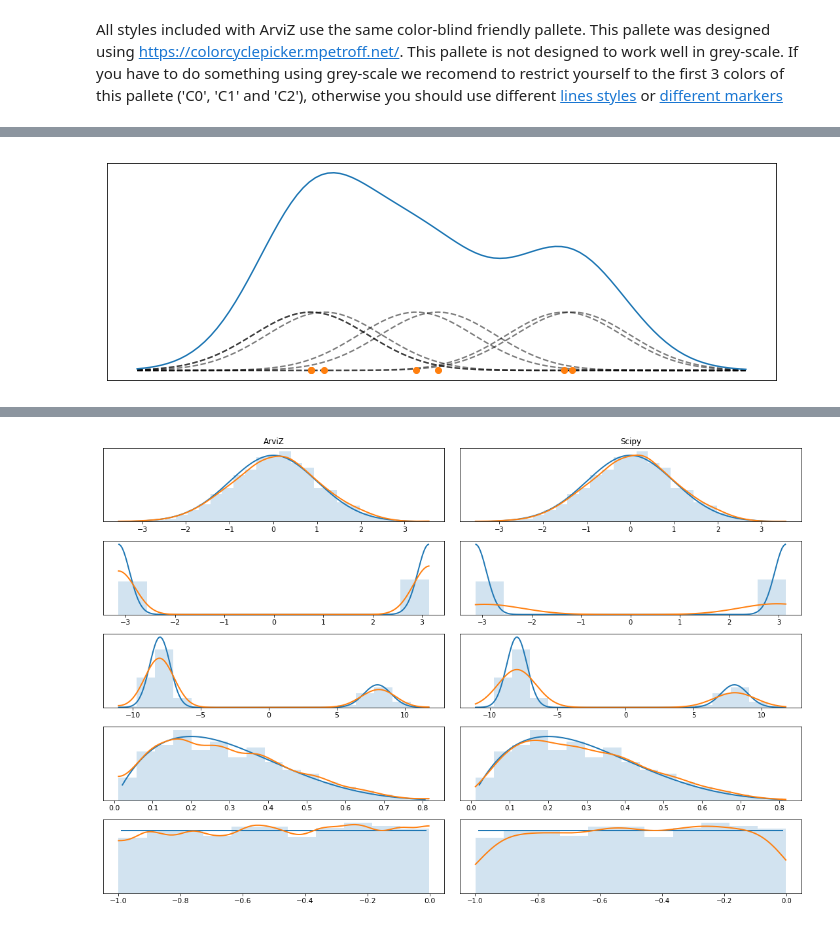
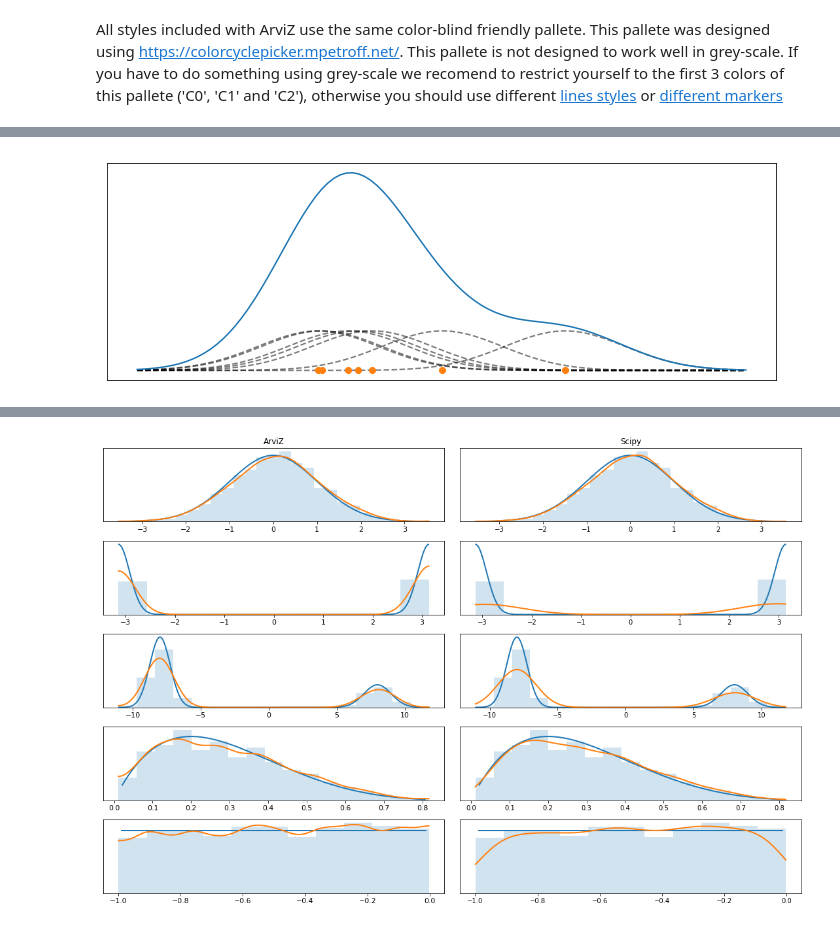
Before and after one commit to arviz-devs/Exploratory-Analysis-of-Bayesian-Models, a Jupyter notebook: Exploratory analysis of Bayesian models/content/Section_01/Visualization.ipynb, the cells around one changed output, grey strips where cells are left out. Saved outputs shown, nothing was run; the diff lists cells and outputs as text; code cells hidden in the pictures.

```diff
--- a/Exploratory analysis of Bayesian models/content/Section_01/Section_01.ipynb
+++ b/Exploratory analysis of Bayesian models/content/Section_01/Visualization.ipynb
@@ -93,15 +71,17 @@ Explain the basic idea behind a KDE
 # %%
 _, ax = plt.subplots(figsize=(12, 4))
 bw = 0.4
-np.random.seed(42)
-y = np.random.normal(7, size=7)
+np.random.seed(19)
+datapoints = 7
+y = np.random.normal(7, size=datapoints)
 x = np.linspace(y.min() - bw * 3, y.max() + bw * 3, 100)
 kernels = np.transpose([stats.norm.pdf(x, i, bw) for i in y])
+kernels *= 1/datapoints  # normalize the results
 ax.plot(x, kernels, 'k--', alpha=0.5)
 ax.plot(y, np.zeros(len(y)), 'C1o')
 ax.plot(x, kernels.sum(1))
 
 ax.set_xticks([])
 ax.set_yticks([]);
 # %% [output]
-[figure, old version]
+[figure, new version]
```
Also changed, not shown: parts of 15 cells of this notebook, 6 other files.
